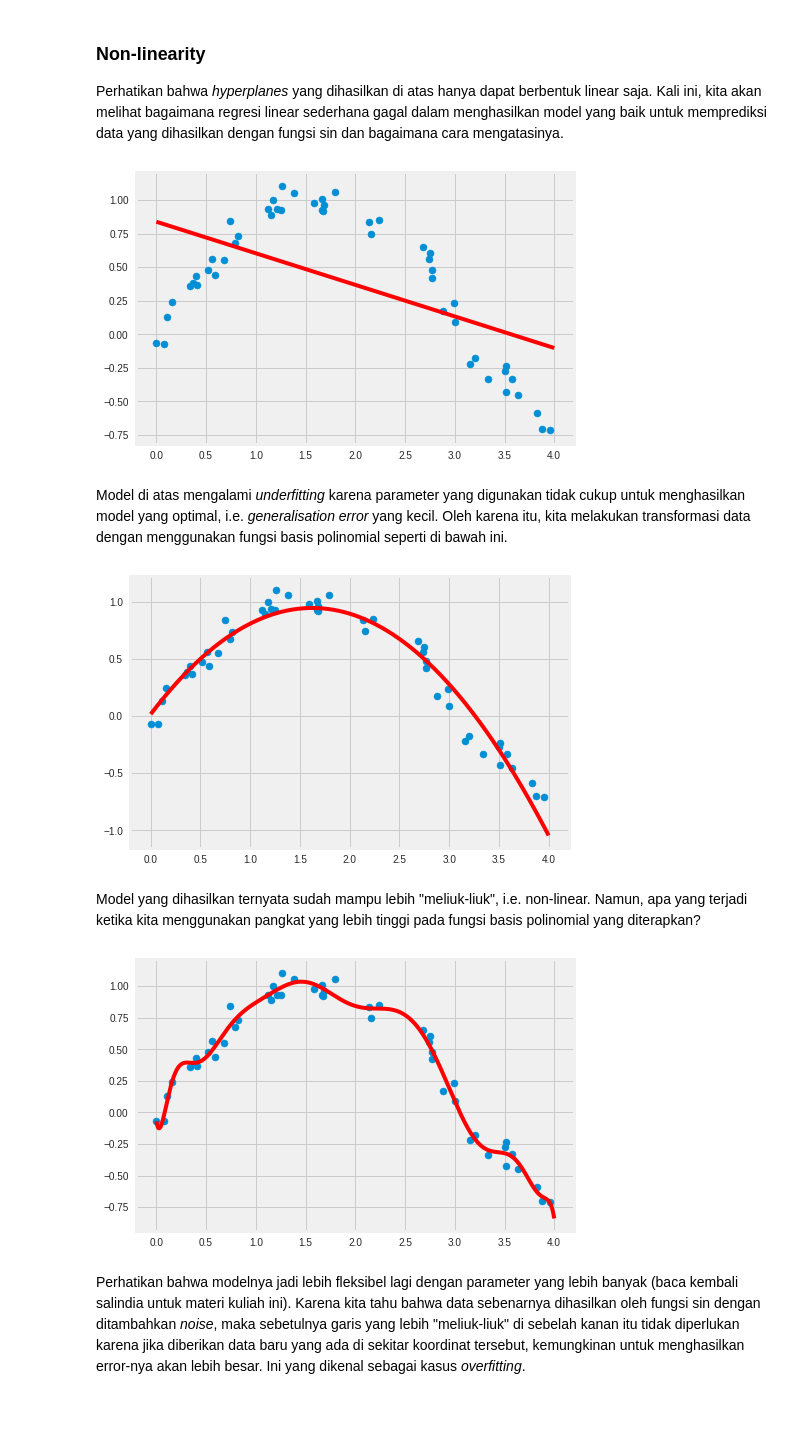
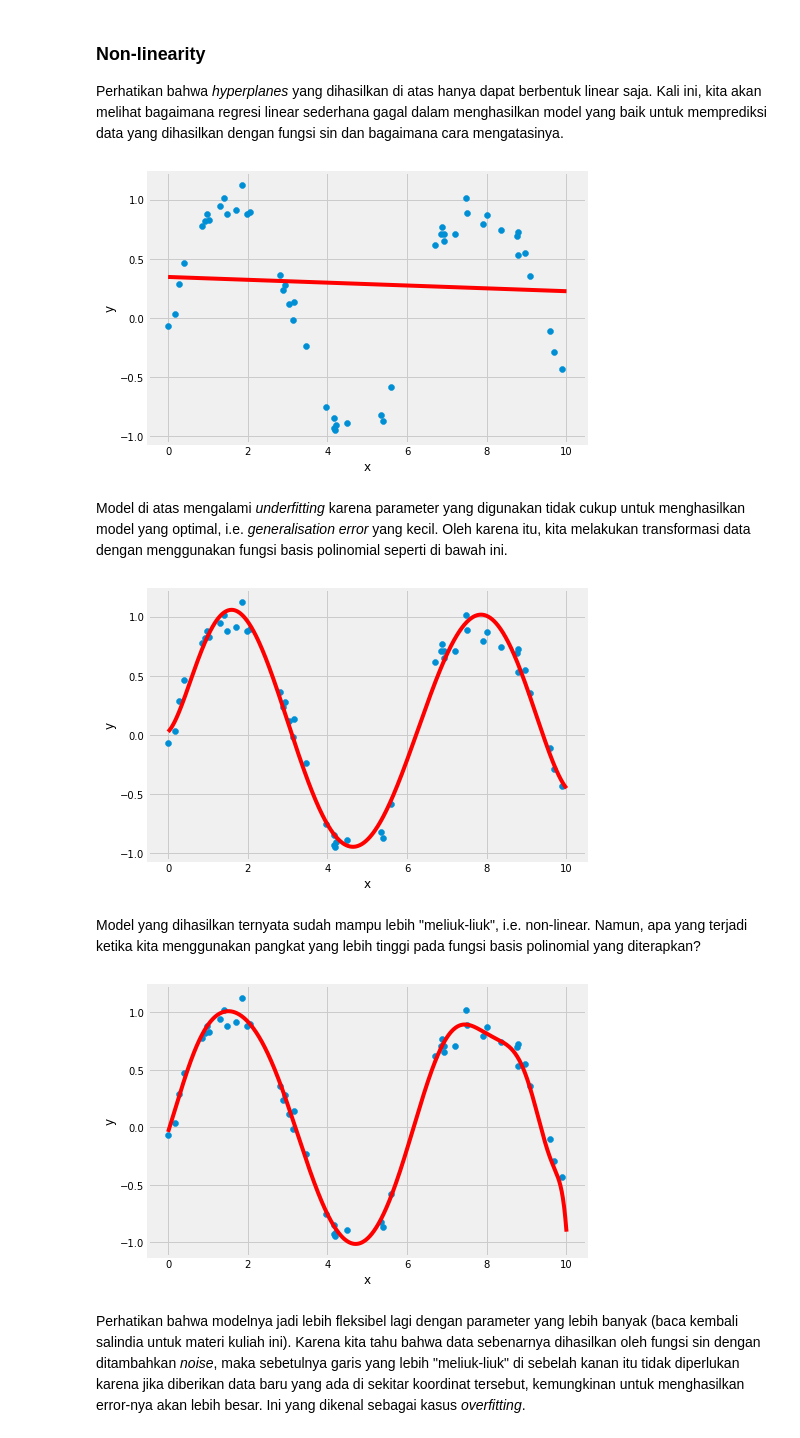
Before and after one commit to aliakbars/uai-ai, a Jupyter notebook: scripts/lab1.ipynb, the cells around one changed output. Drawn from its saved outputs; the diff is of its cells as text; code cells hidden in the pictures; blank space fills up the shorter version.

```diff
--- a/scripts/lab1.ipynb
+++ b/scripts/lab1.ipynb
@@ -134,10 +137,10 @@ reg.intercept_
 
 Perhatikan bahwa *hyperplanes* yang dihasilkan di atas hanya dapat berbentuk linear saja. Kali ini, kita akan melihat bagaimana regresi linear sederhana gagal dalam menghasilkan model yang baik untuk memprediksi data yang dihasilkan dengan fungsi sin dan bagaimana cara mengatasinya.
 # %%
-xfit = np.linspace(0, 4, 1000)
+xfit = np.linspace(0, 10, 1000)
 
 rng = np.random.RandomState(1)
-x = 4 * rng.rand(50)
+x = 10 * rng.rand(50)
 y = np.sin(x) + 0.1 * rng.randn(50)
 
 reg = LinearRegression()
@@ -147,16 +150,18 @@ yfit = reg.predict(xfit[:, np.newaxis])
 
 fig, ax = plt.subplots(figsize=(7,5))
 ax.scatter(x, y)
-ax.plot(xfit, yfit, c='r');
+ax.plot(xfit, yfit, c='r')
+ax.set_xlabel('x')
+ax.set_ylabel('y');
 # %% [output]
-[figure, old version]
+[figure, new version]
 # %% [markdown]
 Model di atas mengalami *underfitting* karena parameter yang digunakan tidak cukup untuk menghasilkan model yang optimal, i.e. *generalisation error* yang kecil. Oleh karena itu, kita melakukan transformasi data dengan menggunakan fungsi basis polinomial seperti di bawah ini.
 # %%
 from sklearn.pipeline import make_pipeline
 from sklearn.preprocessing import PolynomialFeatures
 
-poly_model = make_pipeline(PolynomialFeatures(2),
+poly_model = make_pipeline(PolynomialFeatures(7),
                            LinearRegression())
 
 poly_model.fit(x[:, np.newaxis], y)
@@ -164,23 +169,27 @@ yfit = poly_model.predict(xfit[:, np.newaxis])
 
 fig, ax = plt.subplots(figsize=(7,5))
 ax.scatter(x, y)
-ax.plot(xfit, yfit, c='r');
+ax.plot(xfit, yfit, c='r')
+ax.set_xlabel('x')
+ax.set_ylabel('y');
 # %% [output]
-[figure, old version]
+[figure, new version]
 # %% [markdown]
 Model yang dihasilkan ternyata sudah mampu lebih "meliuk-liuk", i.e. non-linear. Namun, apa yang terjadi ketika kita menggunakan pangkat yang lebih tinggi pada fungsi basis polinomial yang diterapkan?
 # %%
 poly_model = make_pipeline(PolynomialFeatures(15),
                            LinearRegression())
 
 poly_model.fit(x[:, np.newaxis], y)
 yfit = poly_model.predict(xfit[:, np.newaxis])
 
 fig, ax = plt.subplots(figsize=(7,5))
 ax.scatter(x, y)
-ax.plot(xfit, yfit, c='r');
+ax.plot(xfit, yfit, c='r')
+ax.set_xlabel('x')
+ax.set_ylabel('y');
 # %% [output]
-[figure, old version]
+[figure, new version]
 # %% [markdown]
 Perhatikan bahwa modelnya jadi lebih fleksibel lagi dengan parameter yang lebih banyak (baca kembali salindia untuk materi kuliah ini). Karena kita tahu bahwa data sebenarnya dihasilkan oleh fungsi sin dengan ditambahkan *noise*, maka sebetulnya garis yang lebih "meliuk-liuk" di sebelah kanan itu tidak diperlukan karena jika diberikan data baru yang ada di sekitar koordinat tersebut, kemungkinan untuk menghasilkan error-nya akan lebih besar. Ini yang dikenal sebagai kasus *overfitting*.
 # %% [markdown]
```
Also changed, not shown: parts of 14 cells of this notebook, 2 other files.
